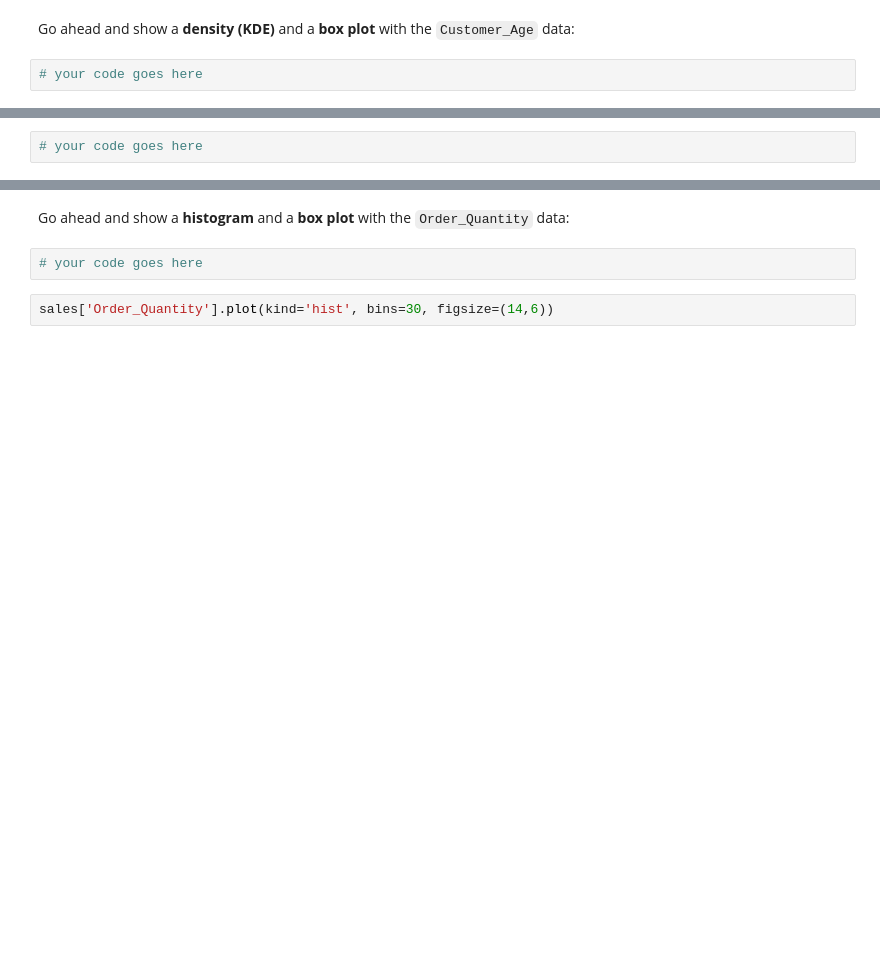
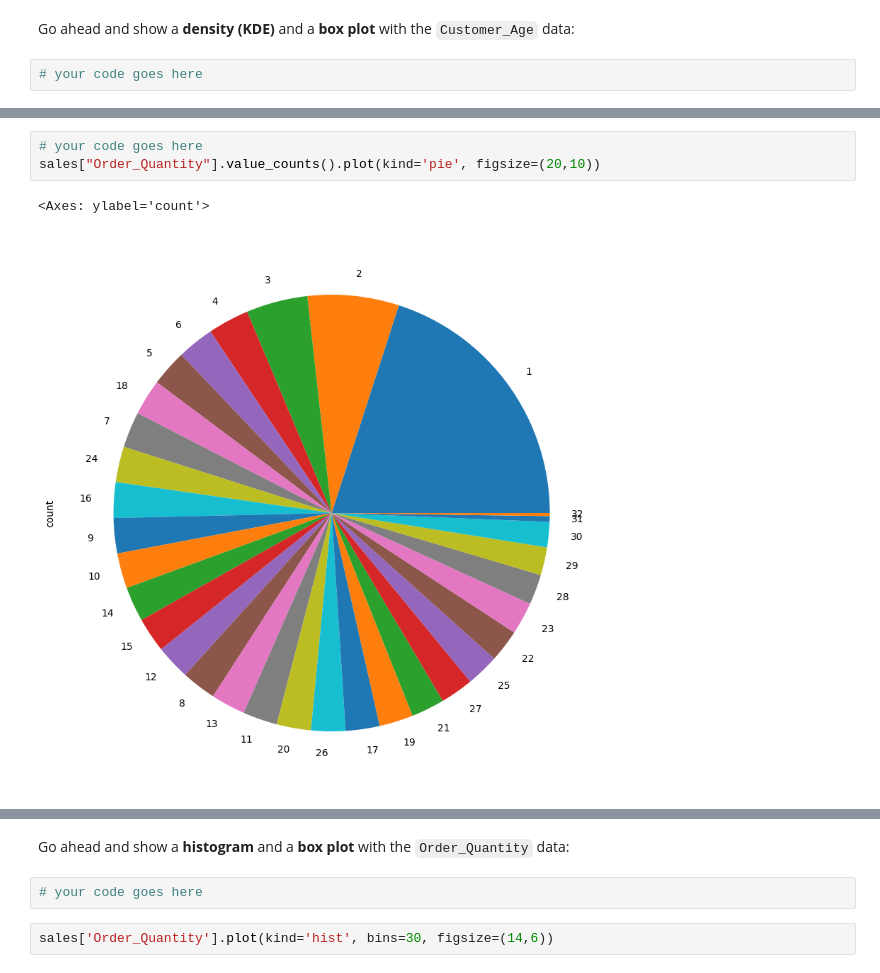
Before and after one commit to manuemp/PandasFreeCodeCamp, a Jupyter notebook: Exercises_1.ipynb, the cells around one changed output, grey strips where cells are left out. Saved outputs shown, nothing was run; the diff lists cells and outputs as text; blank space fills up the shorter version.

```diff
--- a/Exercises_1.ipynb
+++ b/Exercises_1.ipynb
@@ -78,5 +107,9 @@ sales['Customer_Age'].plot(kind='box', vert=False, figsize=(14,6))
 ### What's the mean of `Order_Quantity`?
 # %%
 # your code goes here
+sales["Order_Quantity"].value_counts().plot(kind='pie', figsize=(20,10))
+# %% [output]
+<Axes: ylabel='count'>
+[figure, added]
 # %%
 sales['Order_Quantity'].mean()
```
Also changed, not shown: parts of 26 cells of this notebook.
